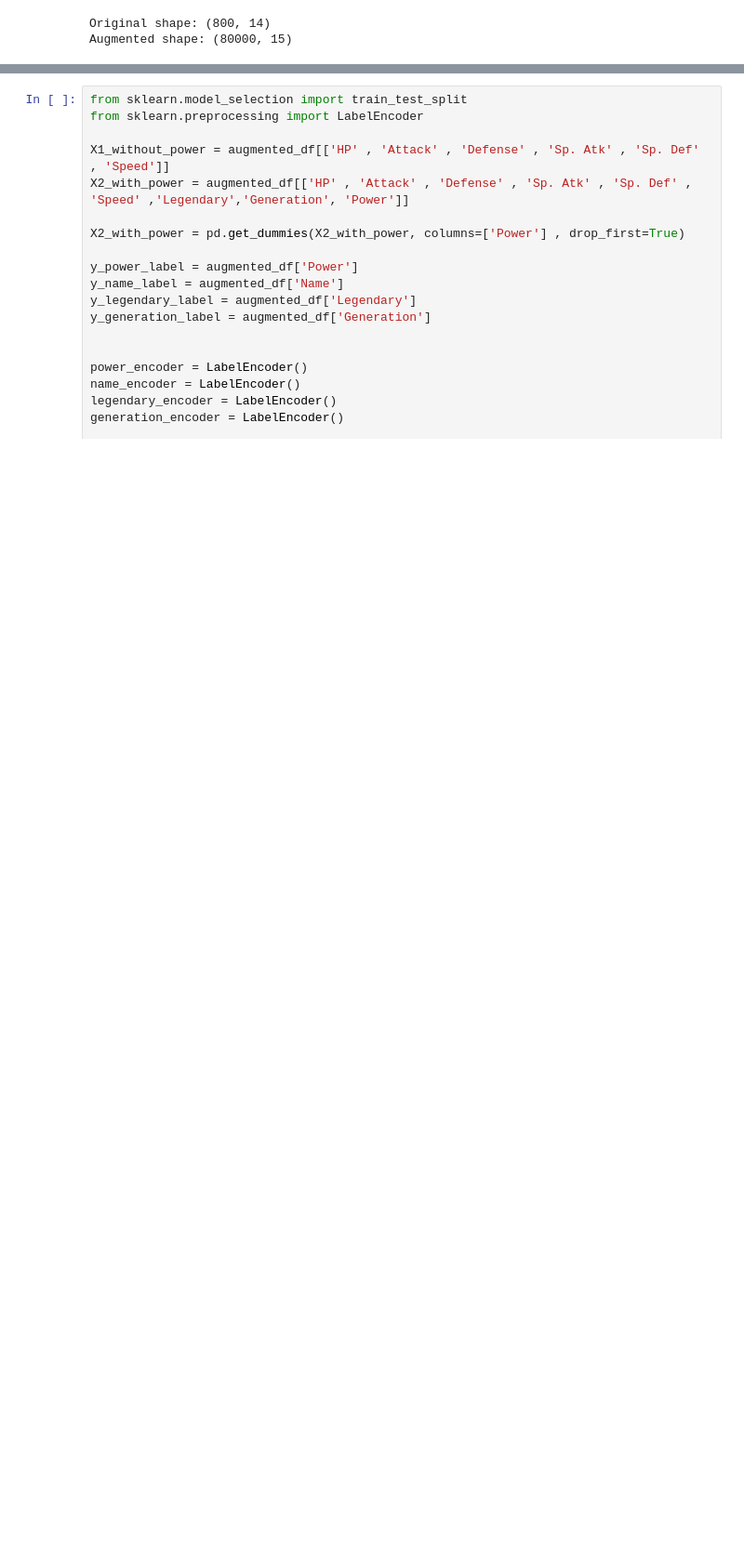
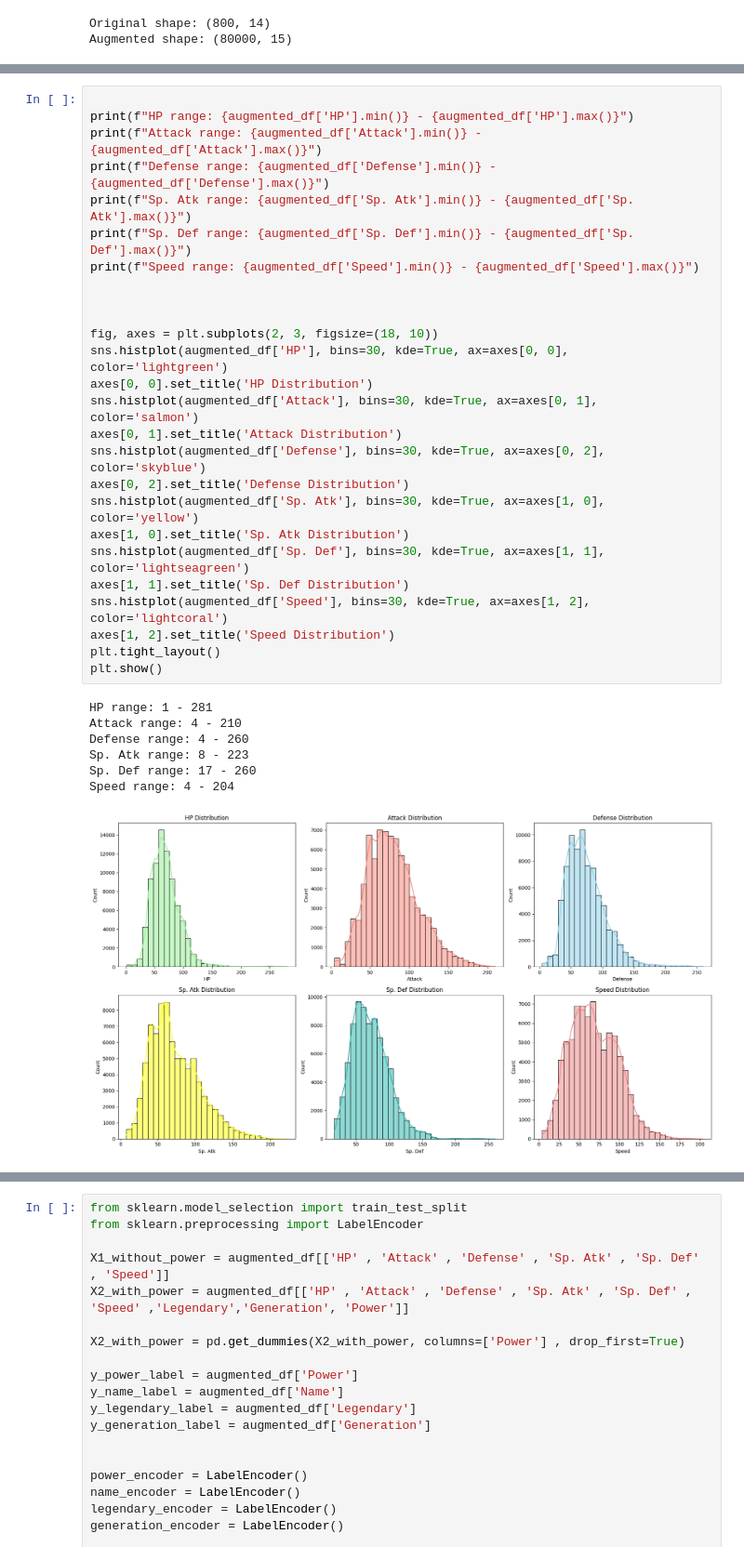
Before and after one commit to Muhammed-M/Pokemon_Predictor_Dashboard, a Jupyter notebook: dataprep.ipynb, the cells around one changed output, grey strips where cells are left out. Shown at 93% size. Drawn from its saved outputs; the diff is of its cells as text; blank space fills up the shorter version.

Commit message:
Edit : Update the training notebook and Add visuals

```diff
--- a/dataprep.ipynb
+++ b/dataprep.ipynb
@@ -124,0 +147,34 @@ Randomly selected Pokémon: Slurpuff
+# %%
+
+print(f"HP range: {augmented_df['HP'].min()} - {augmented_df['HP'].max()}")
+print(f"Attack range: {augmented_df['Attack'].min()} - {augmented_df['Attack'].max()}")
+print(f"Defense range: {augmented_df['Defense'].min()} - {augmented_df['Defense'].max()}")
+print(f"Sp. Atk range: {augmented_df['Sp. Atk'].min()} - {augmented_df['Sp. Atk'].max()}")
+print(f"Sp. Def range: {augmented_df['Sp. Def'].min()} - {augmented_df['Sp. Def'].max()}")
+print(f"Speed range: {augmented_df['Speed'].min()} - {augmented_df['Speed'].max()}")
+
+
+
+fig, axes = plt.subplots(2, 3, figsize=(18, 10))
+sns.histplot(augmented_df['HP'], bins=30, kde=True, ax=axes[0, 0], color='lightgreen')
+axes[0, 0].set_title('HP Distribution')
+sns.histplot(augmented_df['Attack'], bins=30, kde=True, ax=axes[0, 1], color='salmon')
+axes[0, 1].set_title('Attack Distribution')
+sns.histplot(augmented_df['Defense'], bins=30, kde=True, ax=axes[0, 2], color='skyblue')
+axes[0, 2].set_title('Defense Distribution')
+sns.histplot(augmented_df['Sp. Atk'], bins=30, kde=True, ax=axes[1, 0], color='yellow')
+axes[1, 0].set_title('Sp. Atk Distribution')
+sns.histplot(augmented_df['Sp. Def'], bins=30, kde=True, ax=axes[1, 1], color='lightseagreen')
+axes[1, 1].set_title('Sp. Def Distribution')
+sns.histplot(augmented_df['Speed'], bins=30, kde=True, ax=axes[1, 2], color='lightcoral')
+axes[1, 2].set_title('Speed Distribution')
+plt.tight_layout()
+plt.show()
+# %% [output]
+HP range: 1 - 281
+Attack range: 4 - 210
+Defense range: 4 - 260
+Sp. Atk range: 8 - 223
+Sp. Def range: 17 - 260
+Speed range: 4 - 204
+[figure, added]
```
Also changed, not shown: parts of 24 cells of this notebook.
